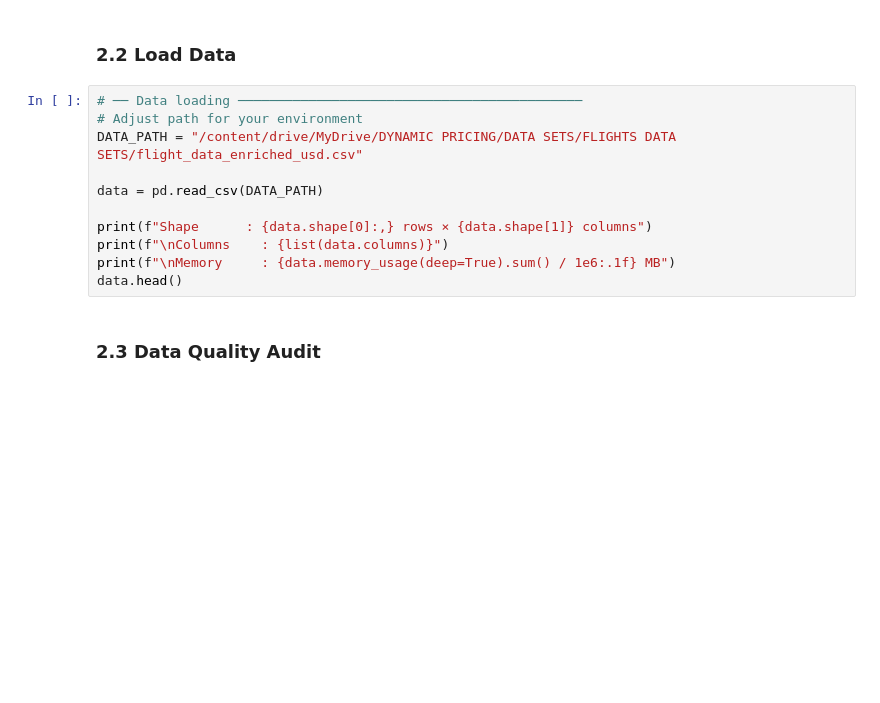
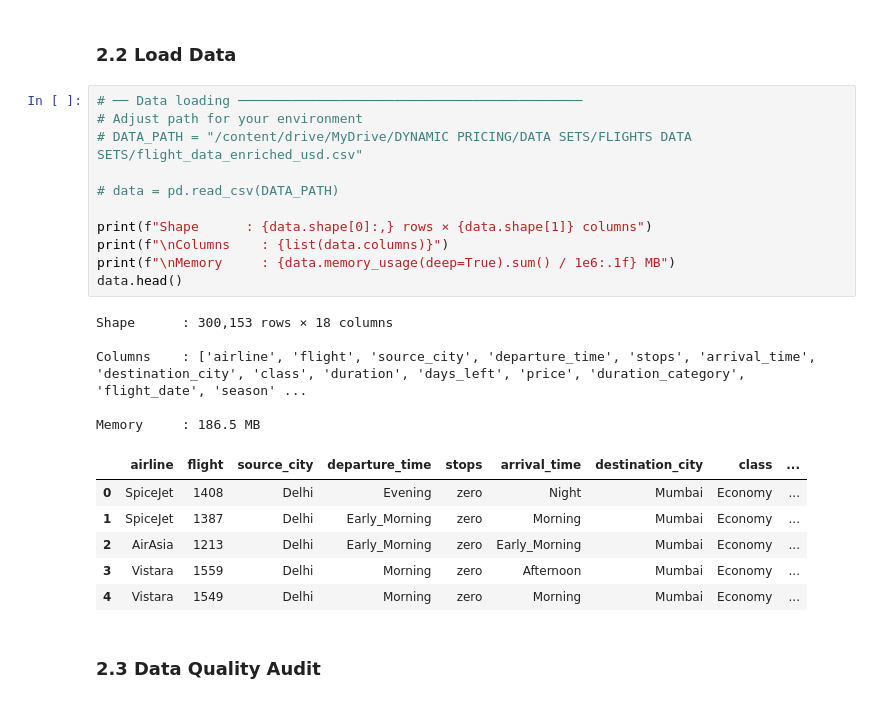
Before and after one commit to VAL-Jerono/Dynamic_Pricing, a Jupyter notebook: flight_dynamic_pricing_v2.ipynb, the cells around one changed output. Saved outputs shown, nothing was run; the diff lists cells and outputs as text; blank space fills up the shorter version.

```diff
--- a/flight_dynamic_pricing_v2.ipynb
+++ b/flight_dynamic_pricing_v2.ipynb
@@ -111,14 +151,26 @@ print("✅  All libraries loaded")
 # %%
 # ── Data loading ────────────────────────────────────────────
 # Adjust path for your environment
-DATA_PATH = "/content/drive/MyDrive/DYNAMIC PRICING/DATA SETS/FLIGHTS DATA SETS/flight_data_enriched_usd.csv"
+# DATA_PATH = "/content/drive/MyDrive/DYNAMIC PRICING/DATA SETS/FLIGHTS DATA SETS/flight_data_enriched_usd.csv"
 
-data = pd.read_csv(DATA_PATH)
+# data = pd.read_csv(DATA_PATH)
 
 print(f"Shape      : {data.shape[0]:,} rows × {data.shape[1]} columns")
 print(f"\nColumns    : {list(data.columns)}")
 print(f"\nMemory     : {data.memory_usage(deep=True).sum() / 1e6:.1f} MB")
 data.head()
+# %% [output]
+Shape      : 300,153 rows × 18 columns
+
+Columns    : ['airline', 'flight', 'source_city', 'departure_time', 'stops', 'arrival_time', 'destination_city', 'class', 'duration', 'days_left', 'price', 'duration_category', 'flight_date', 'season' ...
+
+Memory     : 186.5 MB
+|  | airline | flight | source_city | departure_time | stops | arrival_time | destination_city | class | ... |
+| 0 | SpiceJet | 1408 | Delhi | Evening | zero | Night | Mumbai | Economy | ... |
+| 1 | SpiceJet | 1387 | Delhi | Early_Morning | zero | Morning | Mumbai | Economy | ... |
+| 2 | AirAsia | 1213 | Delhi | Early_Morning | zero | Early_Morning | Mumbai | Economy | ... |
+| 3 | Vistara | 1559 | Delhi | Morning | zero | Afternoon | Mumbai | Economy | ... |
+| 4 | Vistara | 1549 | Delhi | Morning | zero | Morning | Mumbai | Economy | ... |
 # %% [markdown]
 ### 2.3 Data Quality Audit
 # %%
```
Also changed, not shown: parts of 31 cells of this notebook.
